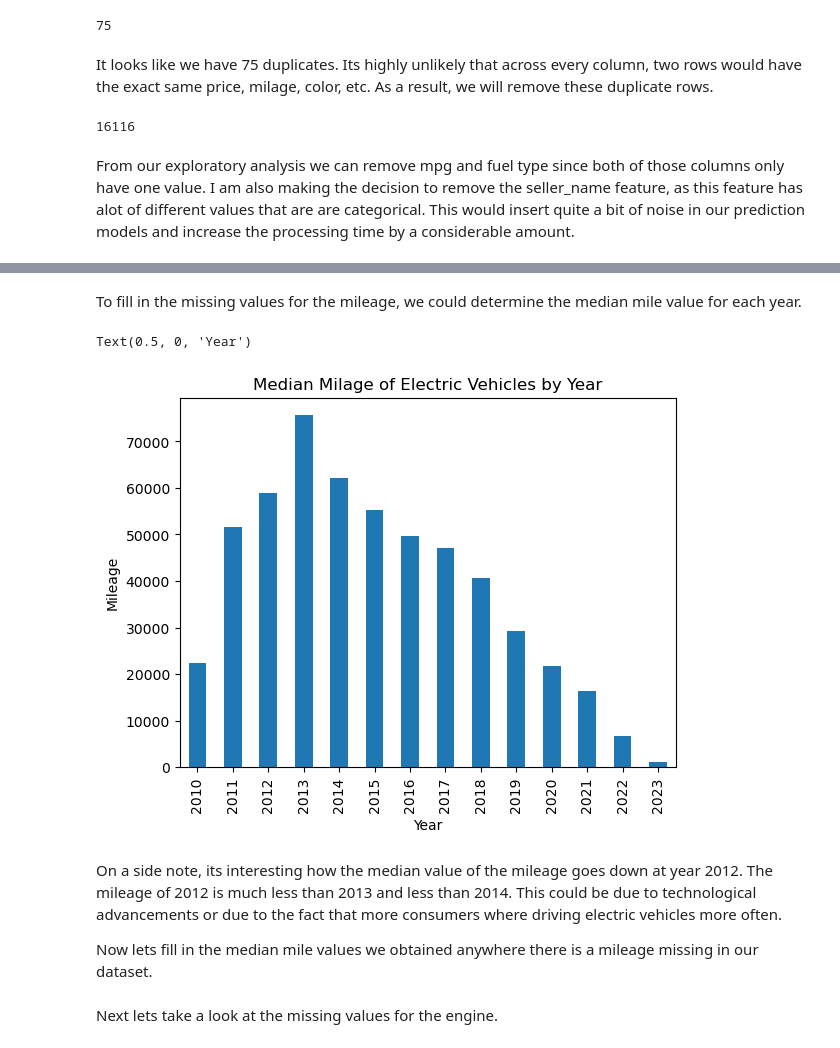
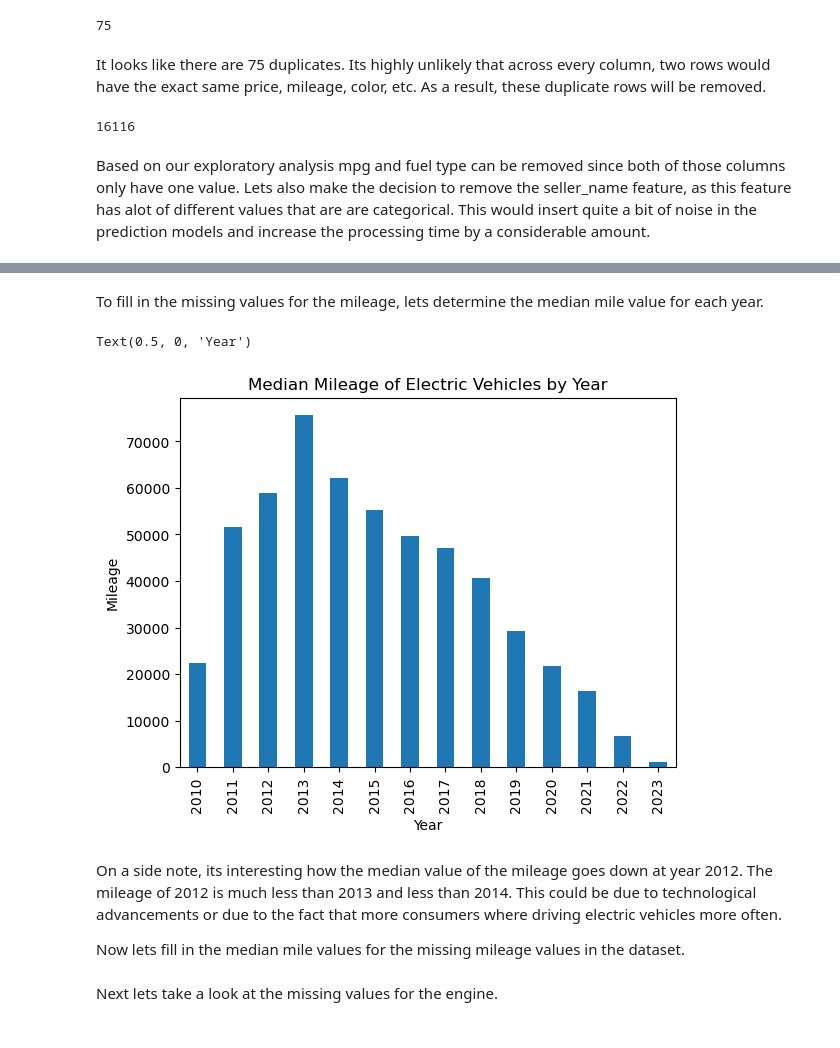
Before and after one commit to Pav-Van/Used-Electric-Vehicle-Analysis-and-Prediction-Model, a Jupyter notebook: Used_EV_Analysis.ipynb, the cells around one changed output, grey strips where cells are left out. Cells and saved outputs as stored; diff of their text form; code cells hidden in the pictures.

```diff
--- a/Used_EV_Analysis.ipynb
+++ b/Used_EV_Analysis.ipynb
@@ -419,14 +419,14 @@ electric_cars.duplicated().sum()
 # %% [output]
 75
 # %% [markdown]
-It looks like we have 75 duplicates. Its highly unlikely that across every column, two rows would have the exact same price, milage, color, etc. As a result, we will remove these duplicate rows.
+It looks like there are 75 duplicates. Its highly unlikely that across every column, two rows would have the exact same price, mileage, color, etc. As a result, these duplicate rows will be removed.
 # %%
 electric_cars = electric_cars.drop_duplicates()
 electric_cars.shape[0]
 # %% [output]
 16116
 # %% [markdown]
-From our exploratory analysis we can remove mpg and fuel type since both of those columns only have one value. I am also making the decision to remove the seller_name feature, as this feature has alot of different values that are are categorical. This would insert quite a bit of noise in our prediction models and increase the processing time by a considerable amount.
+Based on our exploratory analysis mpg and fuel type can be removed since both of those columns only have one value. Lets also make the decision to remove the seller_name feature, as this feature has alot of different values that are are categorical. This would insert quite a bit of noise in the prediction models and increase the processing time by a considerable amount.
 # %%
 electric_cars = electric_cars.drop(['mpg', 'fuel_type', 'seller_name'], axis=1)
 electric_cars.head()
@@ -438,21 +438,21 @@ electric_cars.head()
 | 8500 | Audi | RS e-tron GT Base | 2022 | 7822.0 | Electric | 2-Speed Automatic | All-wheel Drive | Ascari Blue Metallic | ... |
 | 8502 | Audi | RS e-tron GT Base | 2022 | 2319.0 | Electric | 2-Speed Automatic | All-wheel Drive | Mythos Black Metallic | ... |
 # %% [markdown]
-To fill in the missing values for the mileage, we could determine the median mile value for each year.
+To fill in the missing values for the mileage, lets determine the median mile value for each year.
 # %%
 mileage_by_year = electric_cars.groupby(
     'year').median(numeric_only=True)['mileage']
 mileage_by_year.plot(kind='bar')
-plt.title("Median Milage of Electric Vehicles by Year")
+plt.title("Median Mileage of Electric Vehicles by Year")
 plt.ylabel('Mileage')
 plt.xlabel('Year')
 # %% [output]
 Text(0.5, 0, 'Year')
-[figure, old version]
+[figure, new version]
 # %% [markdown]
 On a side note, its interesting how the median value of the mileage goes down at year 2012. The mileage of 2012 is much less than 2013 and less than 2014. This could be due to technological advancements or due to the fact that more consumers where driving electric vehicles more often.
 
-Now lets fill in the median mile values we obtained anywhere there is a mileage missing in our dataset.
+Now lets fill in the median mile values for the missing mileage values in the dataset.
 # %%
 # Using the median mileage of each year to fill in the missing values
 electric_cars['mileage'] = electric_cars.apply(
```
Also changed, not shown: parts of 26 cells of this notebook.
